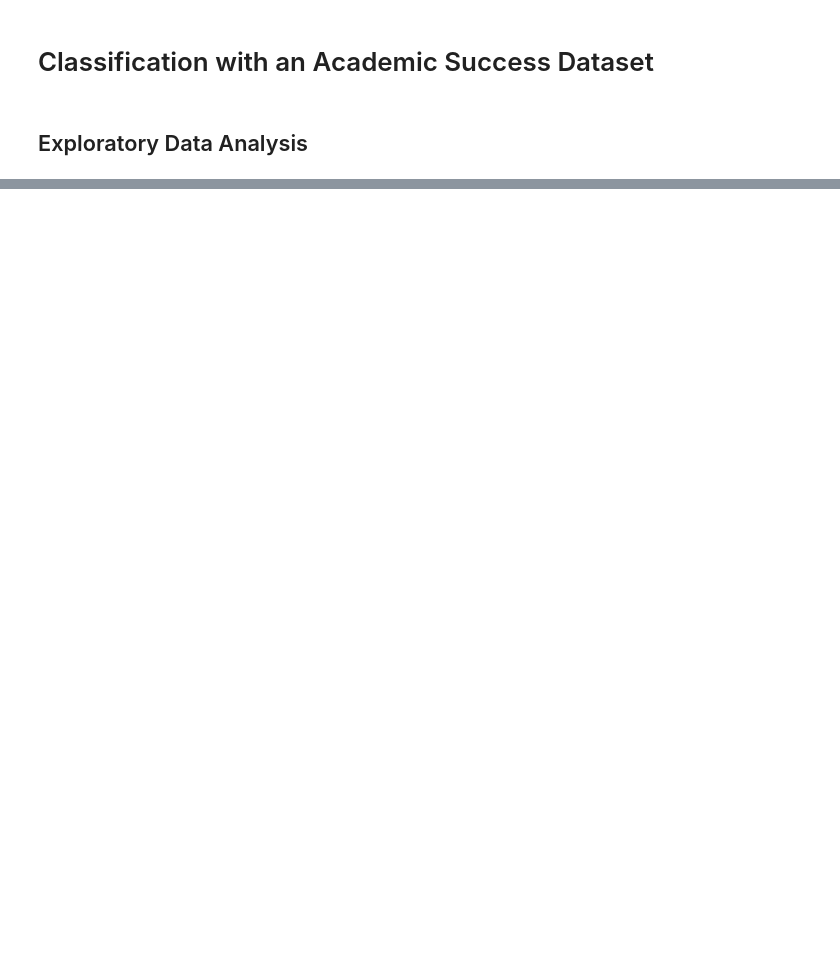
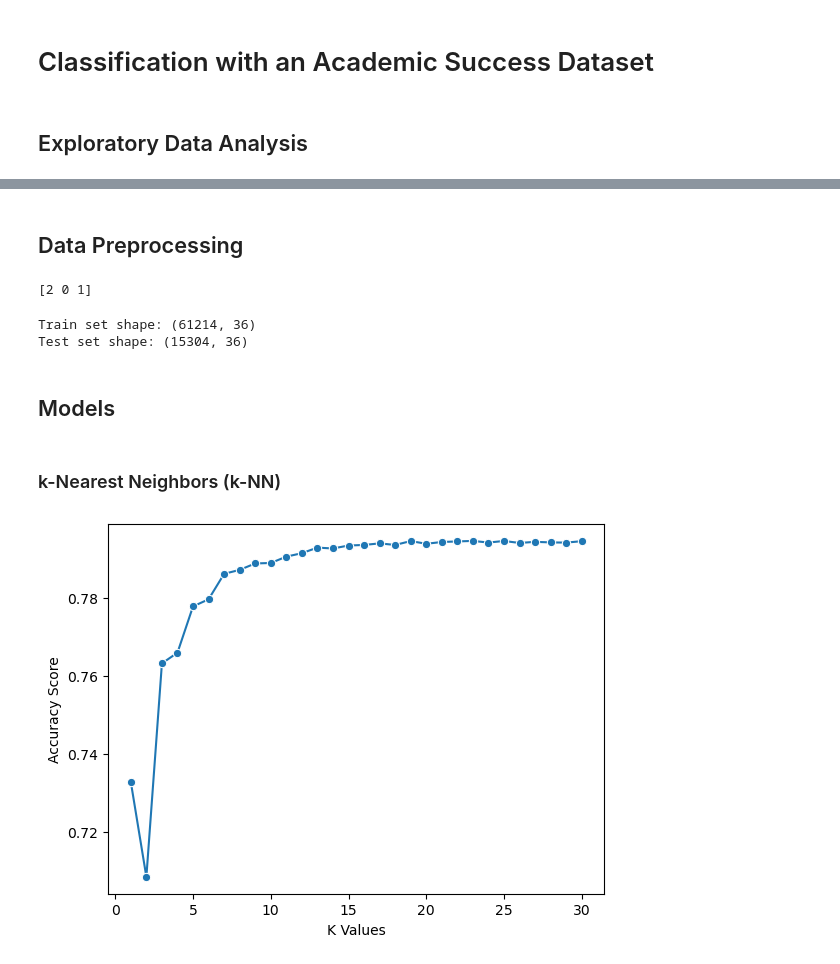
Before and after one commit to diogovenade/ia-academic-success, a Jupyter notebook: academic_success.ipynb, the cells around one changed output, grey strips where cells are left out. Drawn from its saved outputs; the diff is of its cells as text; code cells hidden in the pictures; blank space fills up the shorter version.

```diff
--- a/academic_success.ipynb
+++ b/academic_success.ipynb
@@ -196,0 +191,25 @@ plt.show()
+# %% [markdown]
+## Data Preprocessing
+# %%
+from sklearn.preprocessing import LabelEncoder
+
+le = LabelEncoder()
+train['Target'] = le.fit_transform(train['Target'])
+print(train['Target'].unique())
+# %% [output]
+[2 0 1]
+# %%
+from sklearn.model_selection import train_test_split
+
+X = train.drop('Target', axis=1)
+y = train['Target']
+
+X_train, X_test, y_train, y_test = train_test_split(
+    X, y, test_size=0.2, random_state=42, stratify=y
+)
+
+print("Train set shape:", X_train.shape)
+print("Test set shape:", X_test.shape)
+# %% [output]
+Train set shape: (61214, 36)
+Test set shape: (15304, 36)
@@ -196,0 +226,27 @@ plt.show()
+# %% [markdown]
+## Models
+# %% [markdown]
+### k-Nearest Neighbors (k-NN)
+# %%
+from sklearn.neighbors import KNeighborsClassifier
+from sklearn.model_selection import cross_val_score
+from sklearn.preprocessing import StandardScaler
+
+k_values = [i for i in range (1,31)]
+scores = []
+
+scaler = StandardScaler()
+X_s = scaler.fit_transform(X)
+
+for k in k_values:
+    knn = KNeighborsClassifier(n_neighbors=k)
+    score = cross_val_score(knn, X_s, y, cv=5)
+    scores.append(np.mean(score))
+# %%
+sb.lineplot(x = k_values, y = scores, marker = 'o')
+plt.xlabel("K Values")
+plt.ylabel("Accuracy Score")
+
+plt.show()
+# %% [output]
+[figure, added]
```
Also changed, not shown: parts of 14 cells of this notebook.
